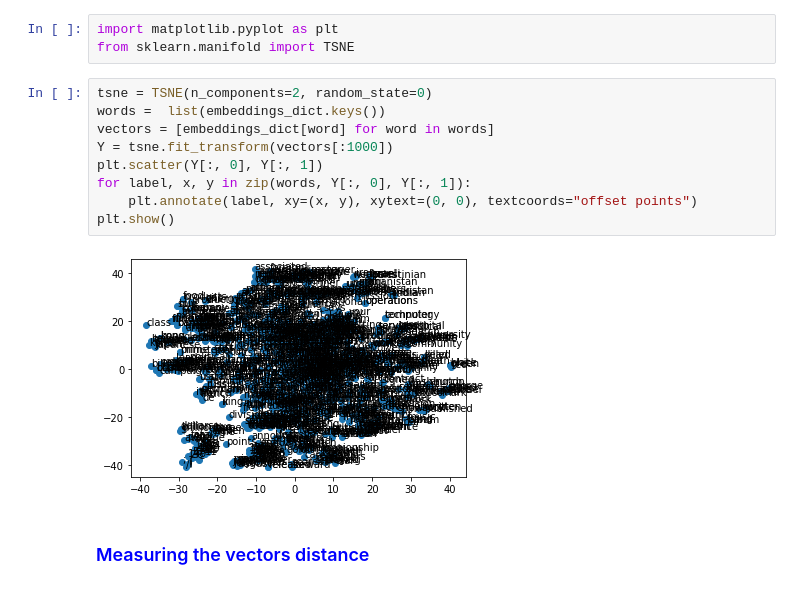
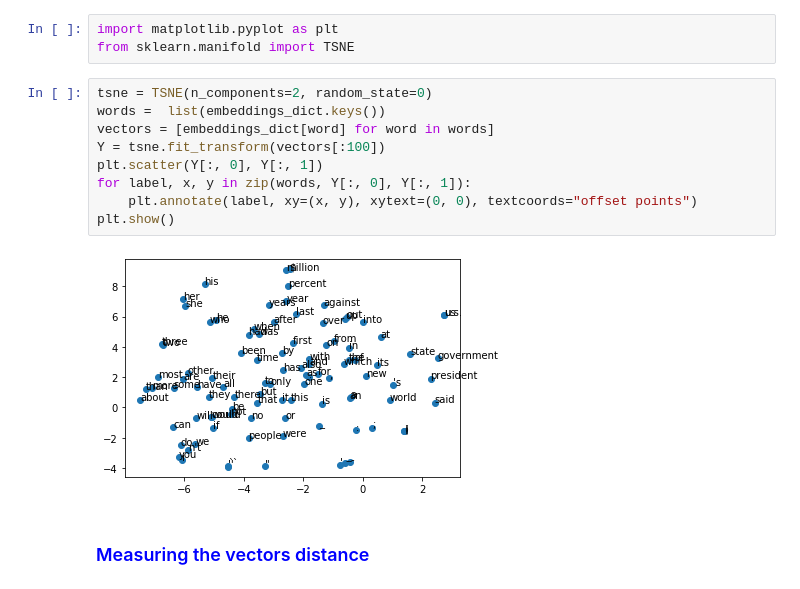
Before and after one commit to malhamid/Text-Feature-Extraction, a Jupyter notebook: text-encoding.ipynb, the cells around one changed output. Saved outputs shown, nothing was run; the diff lists cells and outputs as text.

```diff
--- a/text-encoding.ipynb
+++ b/text-encoding.ipynb
@@ -405,14 +405,14 @@ from sklearn.manifold import TSNE
 # %%
 tsne = TSNE(n_components=2, random_state=0)
 words =  list(embeddings_dict.keys())
 vectors = [embeddings_dict[word] for word in words]
-Y = tsne.fit_transform(vectors[:1000])
+Y = tsne.fit_transform(vectors[:100])
 plt.scatter(Y[:, 0], Y[:, 1])
 for label, x, y in zip(words, Y[:, 0], Y[:, 1]):
     plt.annotate(label, xy=(x, y), xytext=(0, 0), textcoords="offset points")
 plt.show()
 # %% [output]
-[figure, old version]
+[figure, new version]
 # %% [markdown]
 ### <font color='blue'> Measuring the vectors distance </font>
 # %%
```
Also changed, not shown: parts of 4 cells of this notebook.
